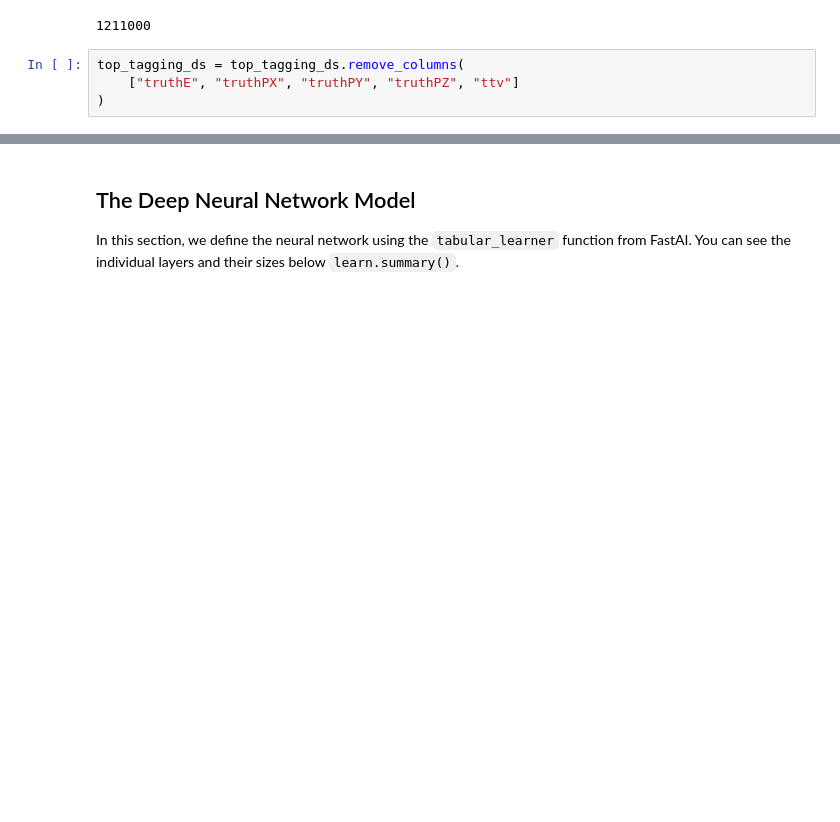
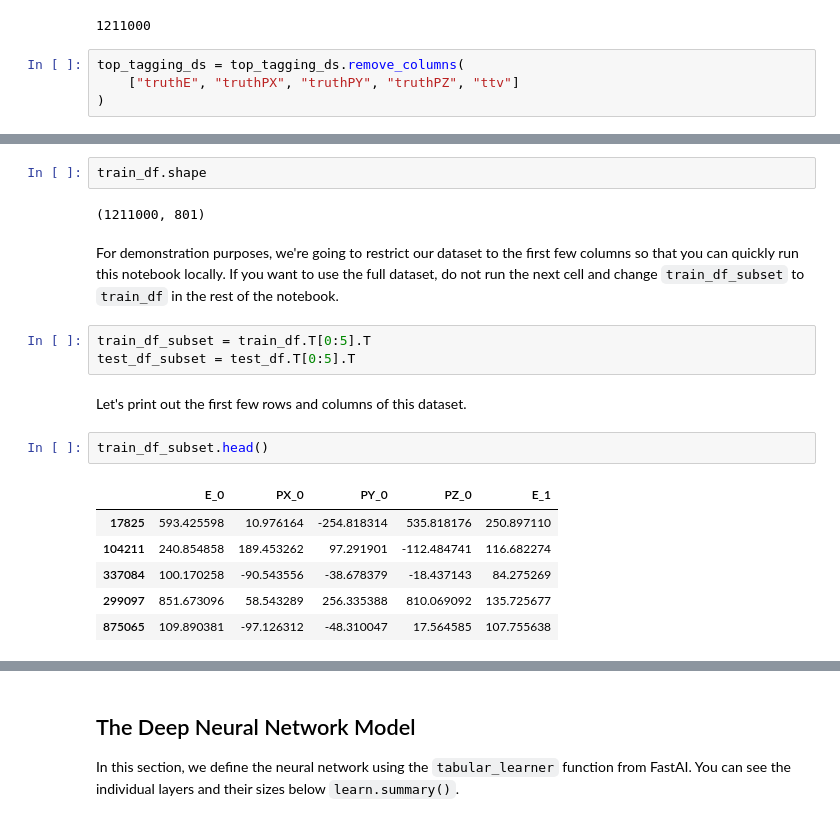
Before and after one commit to PhysData/course, a Jupyter notebook: docs/notebooks/tabular_dnn.ipynb, the cells around one changed output, grey strips where cells are left out. Saved outputs shown, nothing was run; the diff lists cells and outputs as text; blank space fills up the shorter version.

```diff
--- a/docs/notebooks/tabular_dnn.ipynb
+++ b/docs/notebooks/tabular_dnn.ipynb
@@ -68,3 +63,23 @@ train_df.head()
+# %%
+train_df.shape
+# %% [output]
+(1211000, 801)
+# %% [markdown]
+For demonstration purposes, we're going to restrict our dataset to the first few columns so that you can quickly run this notebook locally. If you want to use the full dataset, do not run the next cell and change `train_df_subset` to `train_df` in the rest of the notebook.
+# %%
+train_df_subset = train_df.T[0:5].T
+test_df_subset = test_df.T[0:5].T
+# %% [markdown]
+Let's print out the first few rows and columns of this dataset.
+# %%
+train_df_subset.head()
+# %% [output]
+|  | E_0 | PX_0 | PY_0 | PZ_0 | E_1 |
+| 17825 | 593.425598 | 10.976164 | -254.818314 | 535.818176 | 250.897110 |
+| 104211 | 240.854858 | 189.453262 | 97.291901 | -112.484741 | 116.682274 |
+| 337084 | 100.170258 | -90.543556 | -38.678379 | -18.437143 | 84.275269 |
+| 299097 | 851.673096 | 58.543289 | 256.335388 | 810.069092 | 135.725677 |
+| 875065 | 109.890381 | -97.126312 | -48.310047 | 17.564585 | 107.755638 |
 # %% [markdown]
 ## FastAI DataLoaders
 
```
Also changed, not shown: parts of 11 cells of this notebook, 1 other file.
